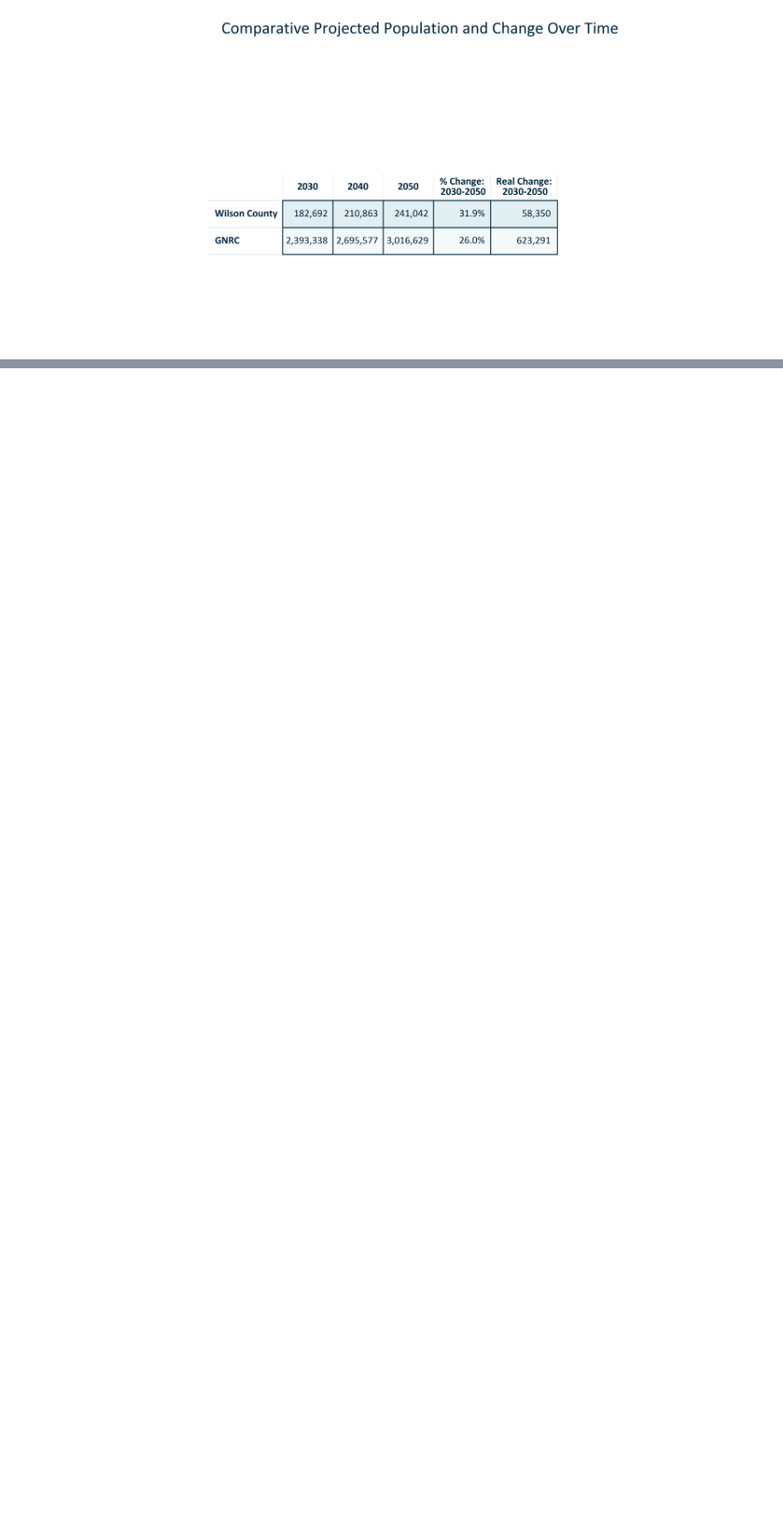
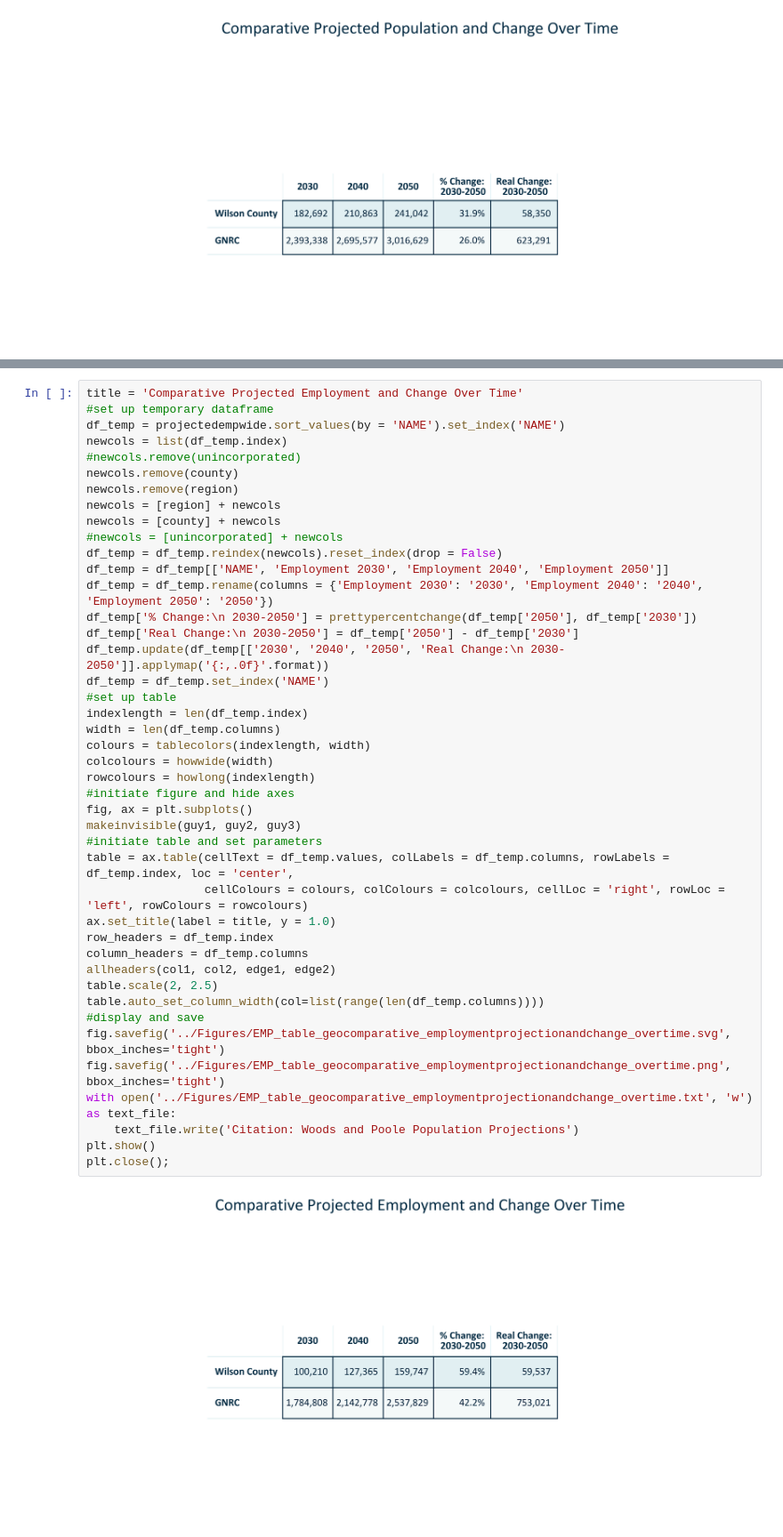
Before and after one commit to Greater-Nashville-Regional-Council/Comprehensive-Plan-Wilson-County, a Jupyter notebook: Technical Document Figure Generation/Woods and Poole.ipynb, the cells around one changed output, grey strips where cells are left out. Shown at 89% size. Drawn from its saved outputs; the diff is of its cells as text; blank space fills up the shorter version.

```diff
--- a/Technical Document Figure Generation/Woods and Poole.ipynb
+++ b/Technical Document Figure Generation/Woods and Poole.ipynb
@@ -335,0 +517,45 @@ plt.close();
+# %%
+title = 'Comparative Projected Employment and Change Over Time'
+#set up temporary dataframe
+df_temp = projectedempwide.sort_values(by = 'NAME').set_index('NAME')
+newcols = list(df_temp.index)
+#newcols.remove(unincorporated)
+newcols.remove(county)
+newcols.remove(region)
+newcols = [region] + newcols
+newcols = [county] + newcols
+#newcols = [unincorporated] + newcols
+df_temp = df_temp.reindex(newcols).reset_index(drop = False)
+df_temp = df_temp[['NAME', 'Employment 2030', 'Employment 2040', 'Employment 2050']]
+df_temp = df_temp.rename(columns = {'Employment 2030': '2030', 'Employment 2040': '2040', 'Employment 2050': '2050'})
+df_temp['% Change:\n 2030-2050'] = prettypercentchange(df_temp['2050'], df_temp['2030'])
+df_temp['Real Change:\n 2030-2050'] = df_temp['2050'] - df_temp['2030']
+df_temp.update(df_temp[['2030', '2040', '2050', 'Real Change:\n 2030-2050']].applymap('{:,.0f}'.format))
+df_temp = df_temp.set_index('NAME')
+#set up table
+indexlength = len(df_temp.index)
+width = len(df_temp.columns)
+colours = tablecolors(indexlength, width)
+colcolours = howwide(width)
+rowcolours = howlong(indexlength)
+#initiate figure and hide axes
+fig, ax = plt.subplots()
+makeinvisible(guy1, guy2, guy3)
+#initiate table and set parameters
+table = ax.table(cellText = df_temp.values, colLabels = df_temp.columns, rowLabels = df_temp.index, loc = 'center',
+                 cellColours = colours, colColours = colcolours, cellLoc = 'right', rowLoc = 'left', rowColours = rowcolours)
+ax.set_title(label = title, y = 1.0)
+row_headers = df_temp.index
+column_headers = df_temp.columns
+allheaders(col1, col2, edge1, edge2)
+table.scale(2, 2.5)
+table.auto_set_column_width(col=list(range(len(df_temp.columns))))
+#display and save
+fig.savefig('../Figures/EMP_table_geocomparative_employmentprojectionandchange_overtime.svg', bbox_inches='tight')
+fig.savefig('../Figures/EMP_table_geocomparative_employmentprojectionandchange_overtime.png', bbox_inches='tight')
+with open('../Figures/EMP_table_geocomparative_employmentprojectionandchange_overtime.txt', 'w') as text_file:
+    text_file.write('Citation: Woods and Poole Population Projections')
+plt.show()
+plt.close();
+# %% [output]
+[figure, added]
```
Also changed, not shown: parts of 13 cells of this notebook, 1 other file.
